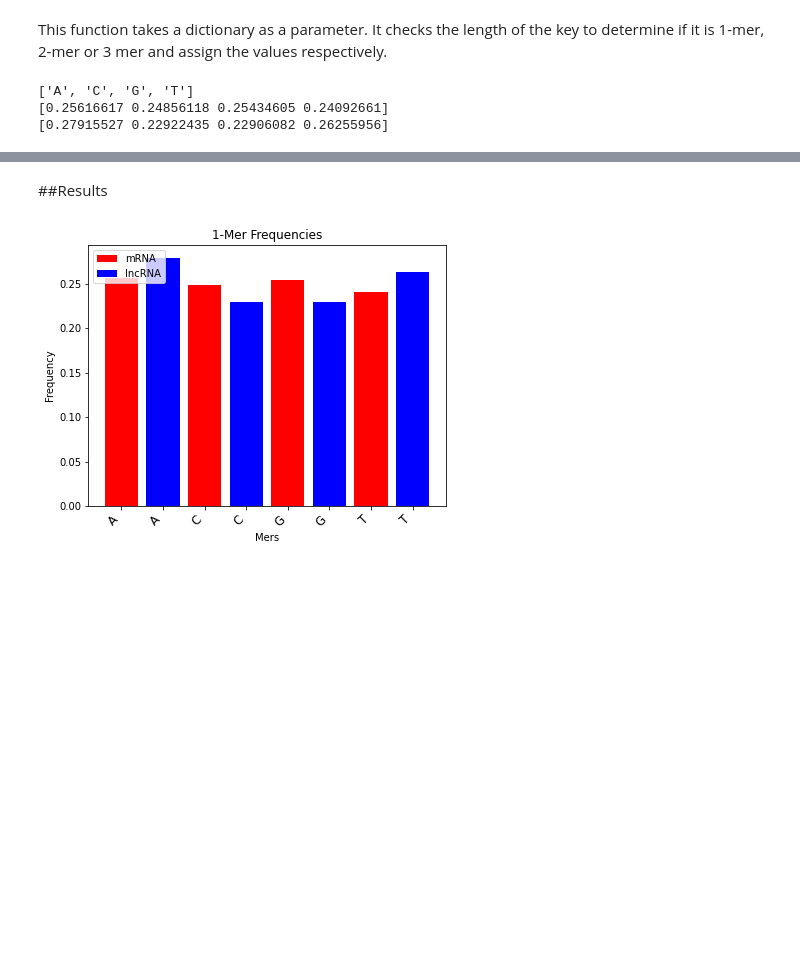
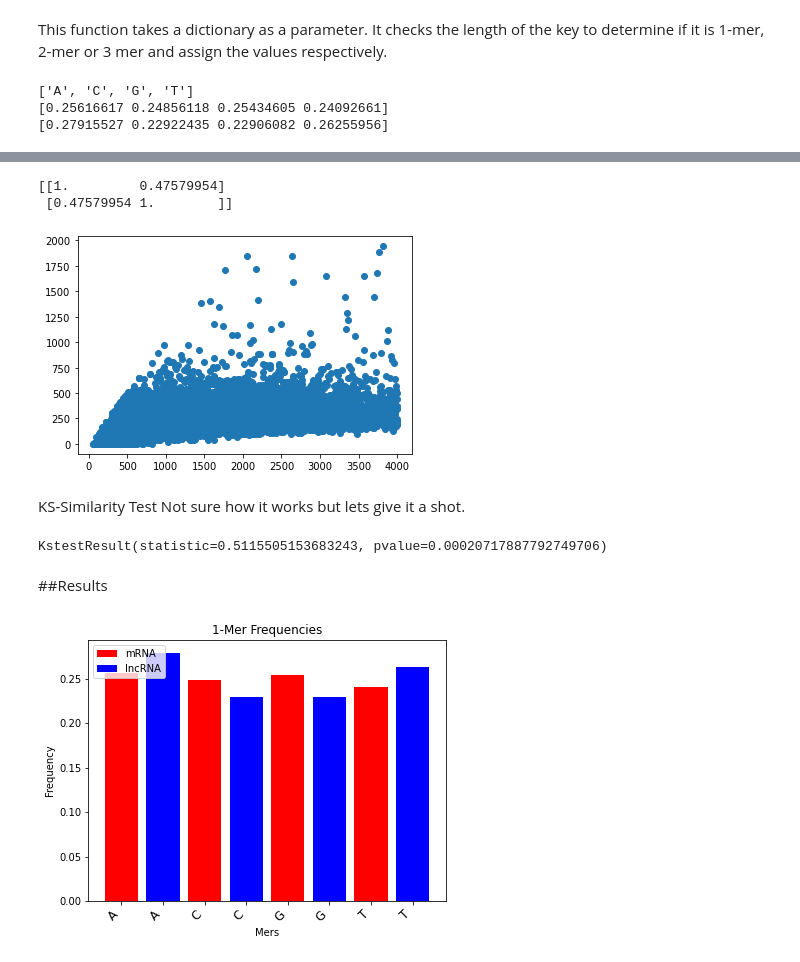
Before and after one commit to ShepherdCode/Soars2021, a Jupyter notebook: Notebooks/Analyzer_100.ipynb, the cells around one changed output, grey strips where cells are left out. Saved outputs shown, nothing was run; the diff lists cells and outputs as text; code cells hidden in the pictures; blank space fills up the shorter version.

```diff
--- a/Notebooks/Analyzer_100.ipynb
+++ b/Notebooks/Analyzer_100.ipynb
@@ -217,3 +238,25 @@ for i in range(len(nc_sequences)):
+# %%
+total_length_of_sequence=[]
+length_of_ORF=[]
+for i in range(len(nc_sequences)):
+  total_length_of_sequence.append(len(nc_sequences[i]))
+  length_of_ORF.append(tools.get_three_lengths(nc_sequences[i])[1])
+r = np.corrcoef(np.asarray(total_length_of_sequence), np.asarray(length_of_ORF))
+print(r)
+plt.scatter(np.asarray(total_length_of_sequence), np.asarray(length_of_ORF))
+plt.show()
+# %% [output]
+[[1.         0.47579954]
+ [0.47579954 1.        ]]
+[figure, added]
+# %% [markdown]
+KS-Similarity Test
+Not sure how it works but lets give it a shot.
+# %%
+x = kstest(two_mer_pc, "norm")
+print(x)
+# %% [output]
+KstestResult(statistic=0.5115505153683243, pvalue=0.00020717887792749706)
 # %% [markdown]
 ##Results
 # %%
```
Also changed, not shown: parts of 3 cells of this notebook.
